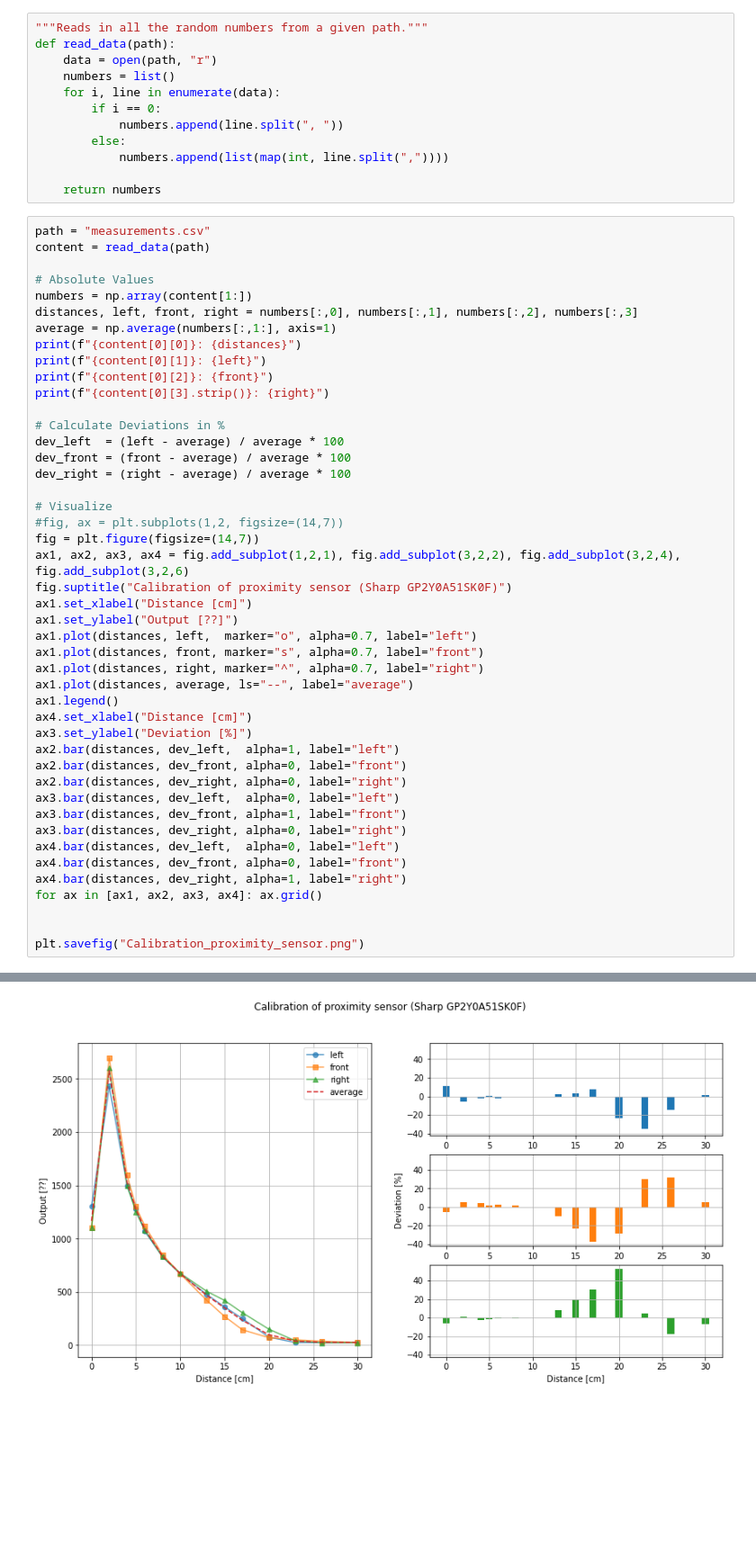
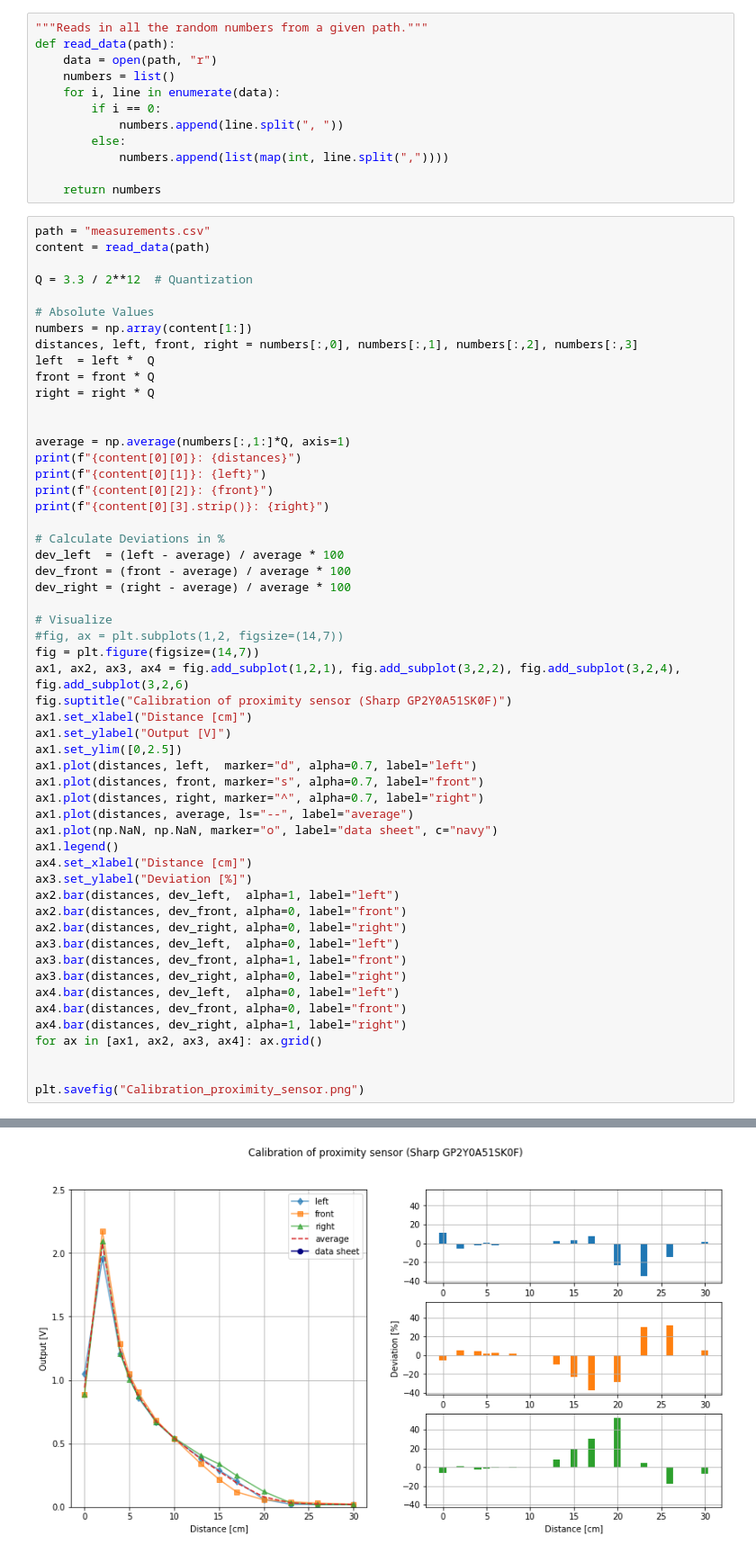
Before and after one commit to joshuawe/Micromouse, a Jupyter notebook: sensor_calibrations/sensor_calibrations.ipynb, the cells around one changed output, grey strips where cells are left out. Shown at 90% size. Cells and saved outputs as stored; diff of their text form; blank space fills up the shorter version.

Commit message:
included quantization

```diff
--- a/sensor_calibrations/sensor_calibrations.ipynb
+++ b/sensor_calibrations/sensor_calibrations.ipynb
@@ -23,10 +23,17 @@ def read_data(path):
 path = "measurements.csv"
 content = read_data(path)
 
+Q = 3.3 / 2**12  # Quantization
+
 # Absolute Values
 numbers = np.array(content[1:])
 distances, left, front, right = numbers[:,0], numbers[:,1], numbers[:,2], numbers[:,3]
-average = np.average(numbers[:,1:], axis=1)
+left  = left *  Q
+front = front * Q
+right = right * Q
+
+
+average = np.average(numbers[:,1:]*Q, axis=1)
 print(f"{content[0][0]}: {distances}")
 print(f"{content[0][1]}: {left}")
 print(f"{content[0][2]}: {front}")
@@ -43,11 +50,13 @@ fig = plt.figure(figsize=(14,7))
 ax1, ax2, ax3, ax4 = fig.add_subplot(1,2,1), fig.add_subplot(3,2,2), fig.add_subplot(3,2,4), fig.add_subplot(3,2,6)
 fig.suptitle("Calibration of proximity sensor (Sharp GP2Y0A51SK0F)")
 ax1.set_xlabel("Distance [cm]")
-ax1.set_ylabel("Output [??]")
-ax1.plot(distances, left,  marker="o", alpha=0.7, label="left")
+ax1.set_ylabel("Output [V]")
+ax1.set_ylim([0,2.5])
+ax1.plot(distances, left,  marker="d", alpha=0.7, label="left")
 ax1.plot(distances, front, marker="s", alpha=0.7, label="front")
 ax1.plot(distances, right, marker="^", alpha=0.7, label="right")
 ax1.plot(distances, average, ls="--", label="average")
+ax1.plot(np.NaN, np.NaN, marker="o", label="data sheet", c="navy")
 ax1.legend()
 ax4.set_xlabel("Distance [cm]")
 ax3.set_ylabel("Deviation [%]")
@@ -72 +87 @@ Right: [1100 2600 1500 1250 1080  830  675  505  420  305  150   40   23   23]
-[figure, old version]
+[figure, new version]
```
Also changed, not shown: parts of 1 cell of this notebook.
